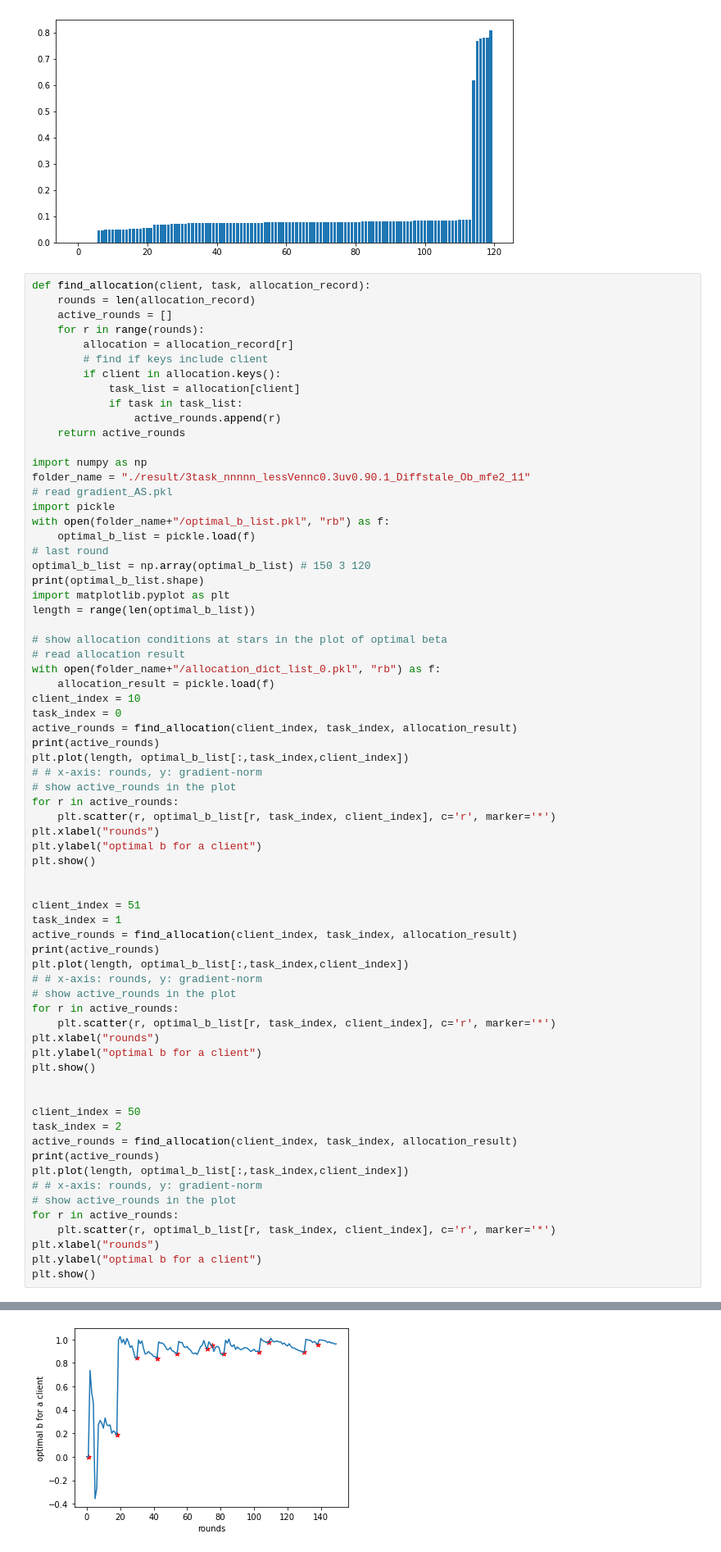
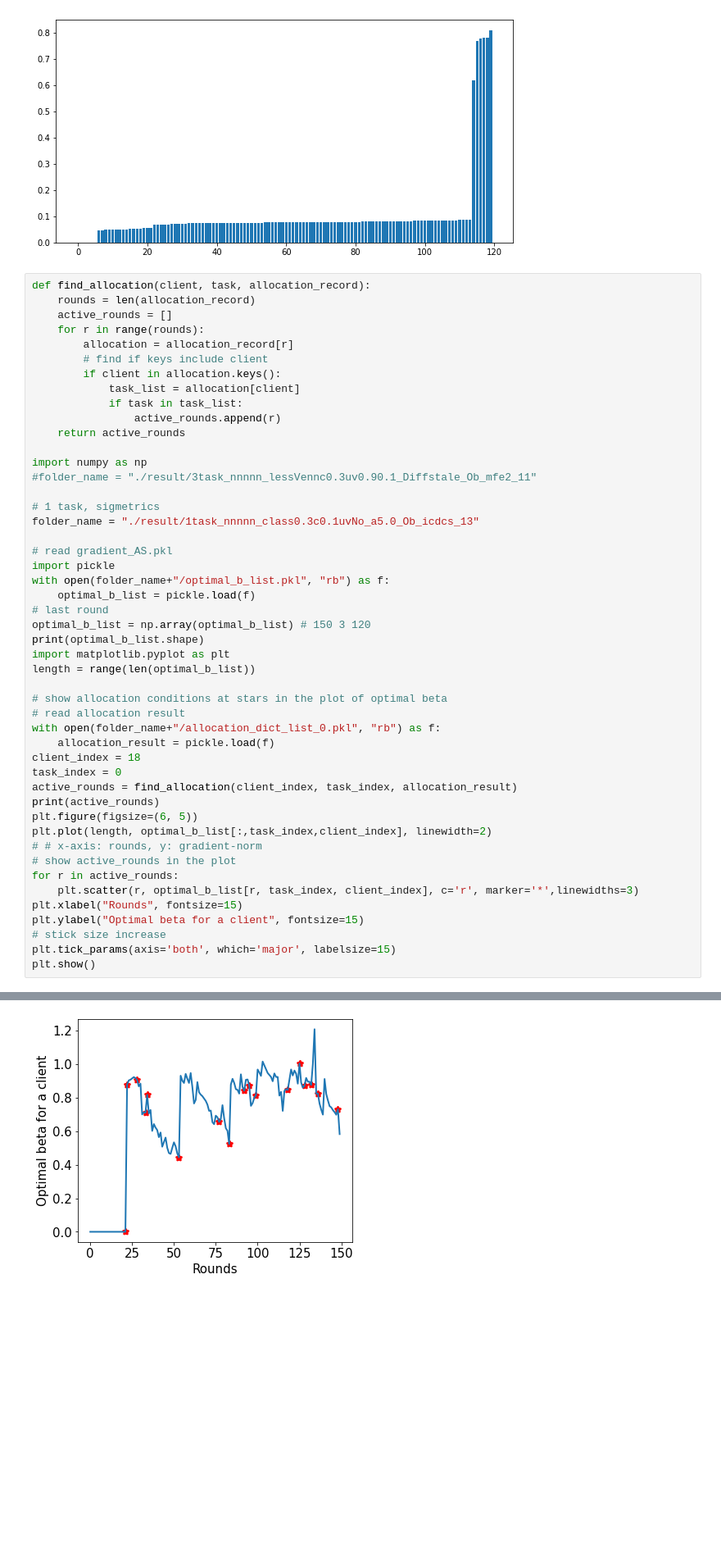
Before and after one commit to haoran-zh/FedSteer, a Jupyter notebook: new_idea.ipynb, the cells around one changed output, grey strips where cells are left out. Shown at 82% size. Drawn from its saved outputs; the diff is of its cells as text; blank space fills up the shorter version.

```diff
--- a/new_idea.ipynb
+++ b/new_idea.ipynb
@@ -1309,7 +1309,11 @@ def find_allocation(client, task, allocation_record):
     return active_rounds
 
 import numpy as np
-folder_name = "./result/3task_nnnnn_lessVennc0.3uv0.90.1_Diffstale_Ob_mfe2_11"
+#folder_name = "./result/3task_nnnnn_lessVennc0.3uv0.90.1_Diffstale_Ob_mfe2_11"
+
+# 1 task, sigmetrics
+folder_name = "./result/1task_nnnnn_class0.3c0.1uvNo_a5.0_Ob_icdcs_13"
+
 # read gradient_AS.pkl
 import pickle
 with open(folder_name+"/optimal_b_list.pkl", "rb") as f:
@@ -1324,44 +1328,19 @@ length = range(len(optimal_b_list))
 # read allocation result
 with open(folder_name+"/allocation_dict_list_0.pkl", "rb") as f:
     allocation_result = pickle.load(f)
-client_index = 10
+client_index = 18
 task_index = 0
 active_rounds = find_allocation(client_index, task_index, allocation_result)
 print(active_rounds)
-plt.plot(length, optimal_b_list[:,task_index,client_index])
+plt.figure(figsize=(6, 5))
+plt.plot(length, optimal_b_list[:,task_index,client_index], linewidth=2)
 # # x-axis: rounds, y: gradient-norm
 # show active_rounds in the plot
 for r in active_rounds:
-    plt.scatter(r, optimal_b_list[r, task_index, client_index], c='r', marker='*')
-plt.xlabel("rounds")
-plt.ylabel("optimal b for a client")
+    plt.scatter(r, optimal_b_list[r, task_index, client_index], c='r', marker='*',linewidths=3)
+plt.xlabel("Rounds", fontsize=15)
+plt.ylabel("Optimal beta for a client", fontsize=15)
+# stick size increase
+plt.tick_params(axis='both', which='major', labelsize=15)
 plt.show()
-
-
-client_index = 51
-task_index = 1
-active_rounds = find_allocation(client_index, task_index, allocation_result)
-print(active_rounds)
-plt.plot(length, optimal_b_list[:,task_index,client_index])
-# # x-axis: rounds, y: gradient-norm
-# show active_rounds in the plot
-for r in active_rounds:
-    plt.scatter(r, optimal_b_list[r, task_index, client_index], c='r', marker='*')
-plt.xlabel("rounds")
-plt.ylabel("optimal b for a client")
-plt.show()
-
-
-client_index = 50
-task_index = 2
-active_rounds = find_allocation(client_index, task_index, allocation_result)
-print(active_rounds)
-plt.plot(length, optimal_b_list[:,task_index,client_index])
-# # x-axis: rounds, y: gradient-norm
-# show active_rounds in the plot
-for r in active_rounds:
-    plt.scatter(r, optimal_b_list[r, task_index, client_index], c='r', marker='*')
-plt.xlabel("rounds")
-plt.ylabel("optimal b for a client")
-plt.show()
 # %% [output]
@@ -1370 +1349 @@ plt.show()
-[figure, old version]
+[figure, new version]
```
Also changed, not shown: parts of 7 cells of this notebook, 2 other files.
